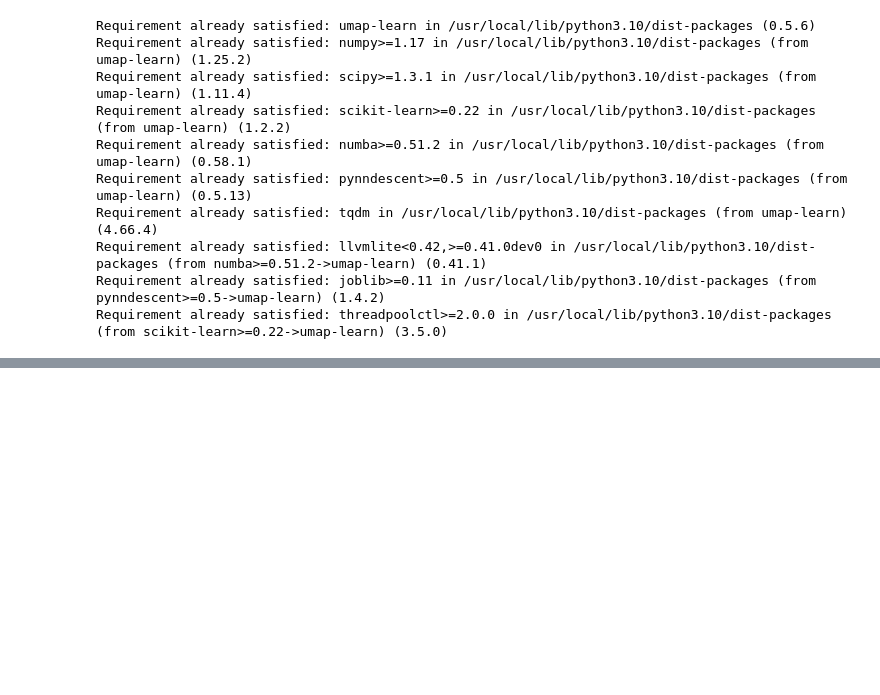
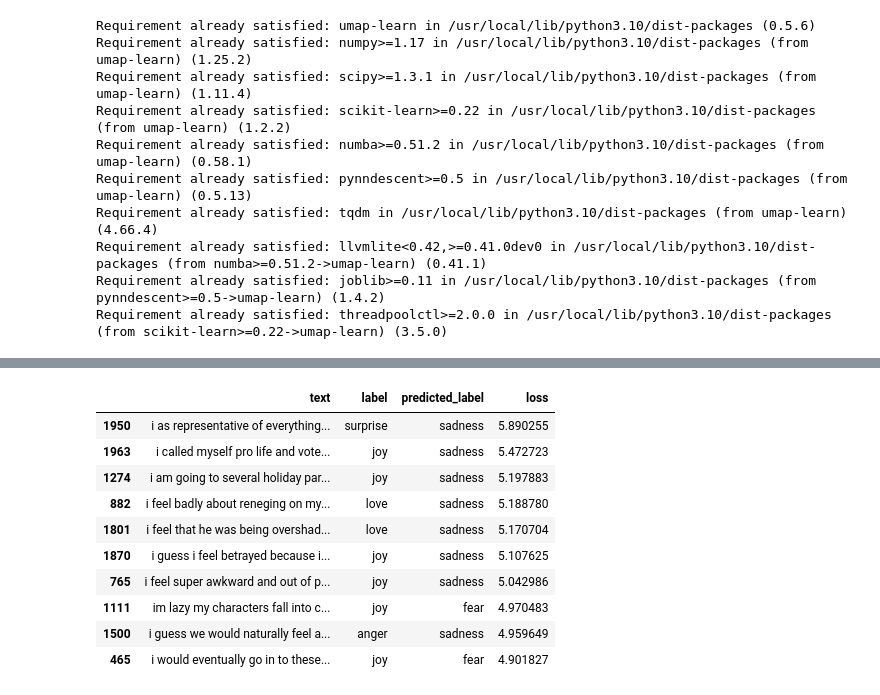
Before and after one commit to Tkag0001/Practice_NLP_with_transformer, a Jupyter notebook: Text_classification_chapter_2.ipynb, the cells around one changed output, grey strips where cells are left out. Cells and saved outputs as stored; diff of their text form; code cells hidden in the pictures; blank space fills up the shorter version.

```diff
--- a/Text_classification_chapter_2.ipynb
+++ b/Text_classification_chapter_2.ipynb
@@ -664,0 +978,3 @@ plt.show()
+# %%
+#convert dataset to Pytorch tensors
+emotions_encoded.set_format("torch", columns=["input_ids", "attention_mask", "label"])
@@ -664,0 +998,3 @@ plt.show()
+# %%
+#comput_loss_values
+emotions_encoded["validation"] = emotions_encoded["validation"].map(forward_pass_with_label, batched=True, batch_size=16)
@@ -664,0 +1017,7 @@ plt.show()
+# %%
+#Create dataframe
+emotions_encoded.set_format("pandas")
+cols = ["text", "label", "predicted_label", "loss"]
+df_test = emotions_encoded["validation"][:][cols]
+df_test["label"] = df_test["label"].apply(label_int2str)
+df_test["predicted_label"] = (df_test["predicted_label"].apply(label_int2str))
@@ -664,0 +1033,16 @@ plt.show()
+# %%
+pd.set_option('display.max_colwidth', None)
+# %%
+display(df_test.sort_values("loss", ascending=False).head(10))
+# %% [output]
+|  | text | label | predicted_label | loss |
+| 1950 | i as representative of everything... | surprise | sadness | 5.890255 |
+| 1963 | i called myself pro life and vote... | joy | sadness | 5.472723 |
+| 1274 | i am going to several holiday par... | joy | sadness | 5.197883 |
+| 882 | i feel badly about reneging on my... | love | sadness | 5.188780 |
+| 1801 | i feel that he was being overshad... | love | sadness | 5.170704 |
+| 1870 | i guess i feel betrayed because i... | joy | sadness | 5.107625 |
+| 765 | i feel super awkward and out of p... | joy | sadness | 5.042986 |
+| 1111 | im lazy my characters fall into c... | joy | fear | 4.970483 |
+| 1500 | i guess we would naturally feel a... | anger | sadness | 4.959649 |
+| 465 | i would eventually go in to these... | joy | fear | 4.901827 |
```
Also changed, not shown: parts of 66 cells of this notebook.
